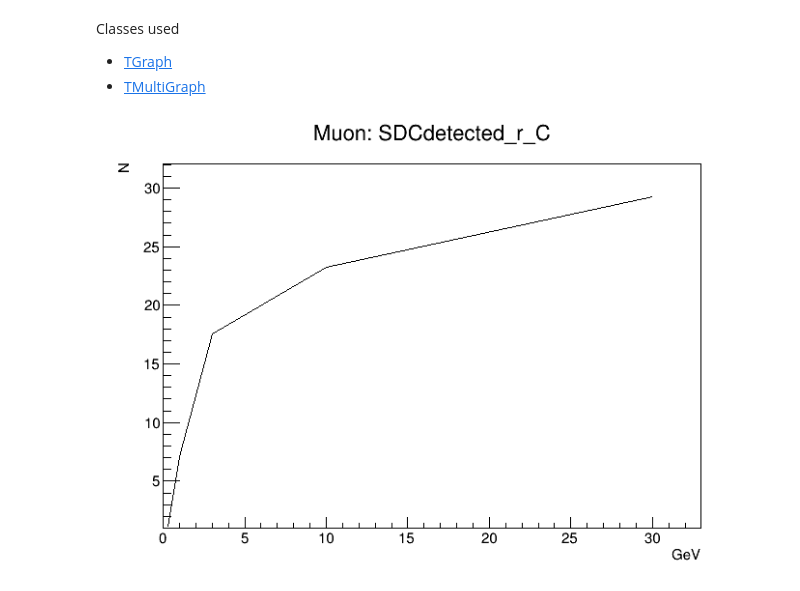
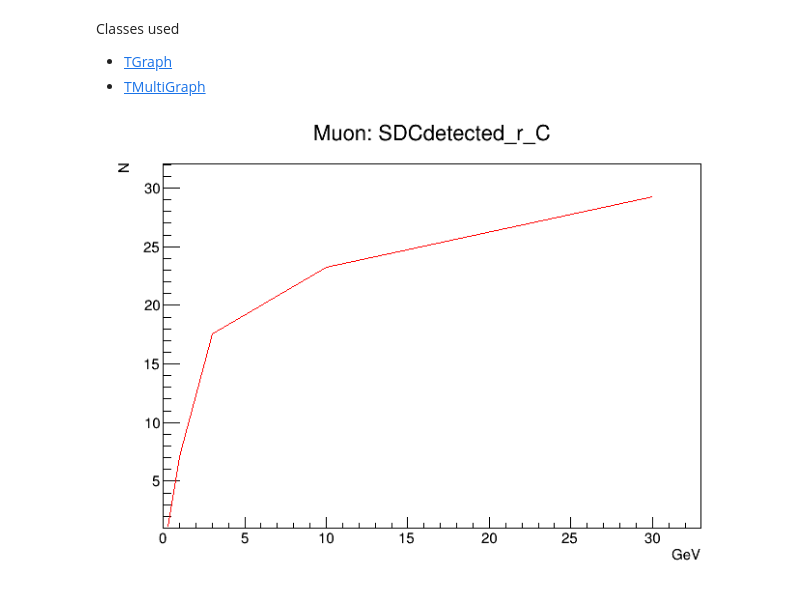
Before and after one commit to UVa-Calvision/singlebar_ana, a Jupyter notebook: photoncounting1.ipynb, the cells around one changed output. Saved outputs shown, nothing was run; the diff lists cells and outputs as text; code cells hidden in the pictures.

```diff
--- a/photoncounting1.ipynb
+++ b/photoncounting1.ipynb
@@ -90,7 +96,8 @@ for e in E:
     tg.SetPoint(tg.GetN(),eGeV[e],mean)
 # %%
 tc=r.TCanvas()
+tg.SetLineColor(r.kRed)
 tg.Draw("al")
 tc.Draw()
 # %% [output]
-[figure, old version]
+[figure, new version]
```
Also changed, not shown: parts of 6 cells of this notebook, 1 other file.
